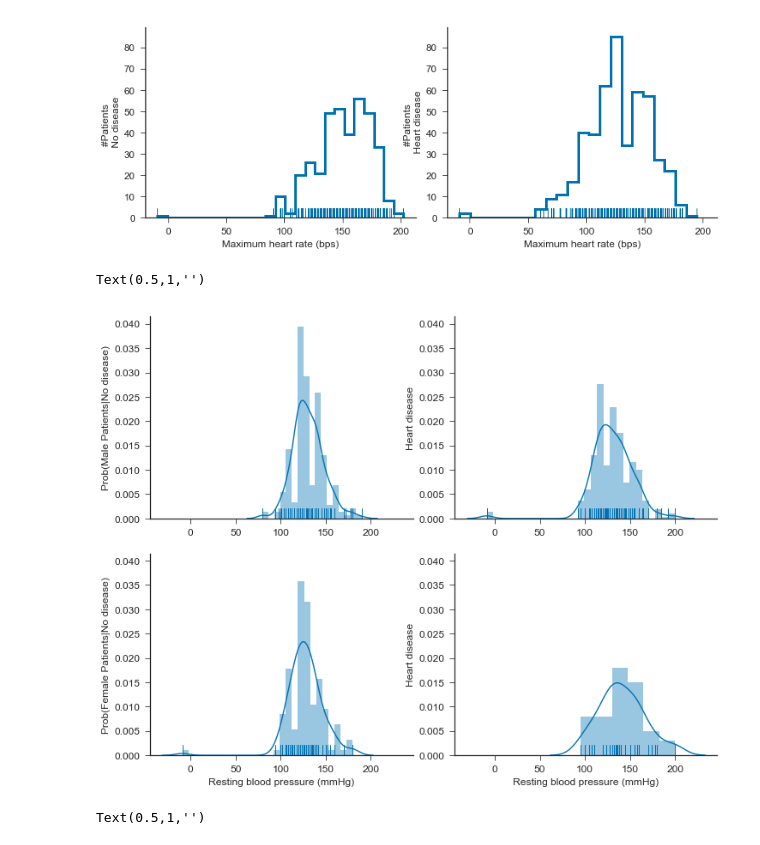
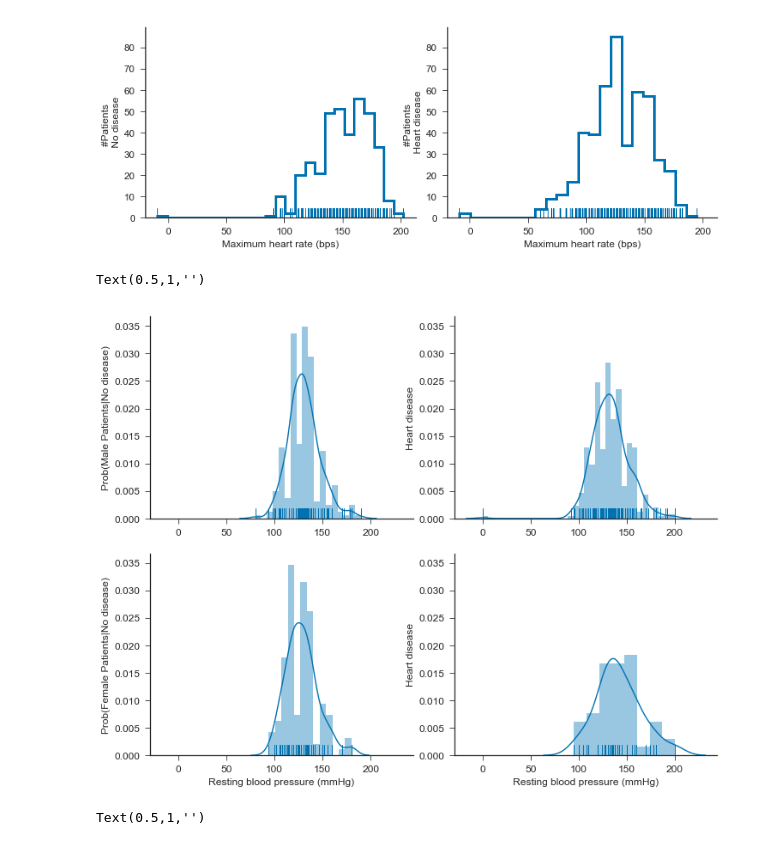
Before and after one commit to javierfs/MyMasterThesis, a Jupyter notebook: EDA_official.ipynb, the cells around one changed output. Drawn from its saved outputs; the diff is of its cells as text; code cells hidden in the pictures.

```diff
--- a/EDA_official.ipynb
+++ b/EDA_official.ipynb
@@ -15,8 +15,9 @@ df_total = pd.read_pickle(filename)
 df_total = df_total.drop_duplicates(keep='first')
 
 
-filename = 'df_imputed_num.pkl'
+filename = 'df_imputed_vclean.pkl'
 df_imputed = pd.read_pickle(filename)
+df_imputed = df_imputed.drop_duplicates(keep='first')
 # %%
 counts_sex = df_total.sex.value_counts().index
 plt.figure(figsize=(32,32))
@@ -261,7 +264,7 @@ g.fig.get_axes()[1].set_title("")
 Text(0.5,1,'')
 [figure]
 # %%
-
+df_total = df_imputed
 sns.set(context="paper", palette="colorblind", style="ticks")
 #plt.figure(figsize=(12,16))
 g = sns.FacetGrid(df_total, col="heartdisease", row= 'sex', row_order=counts_sex,
@@ -280,34 +283,34 @@ g.fig.get_axes()[3].set_ylabel("Heart disease", fontsize=12)
 
 xticklabels0 = g.fig.get_axes()[0].get_xticklabels()
 xticklabels1 = g.fig.get_axes()[1].get_xticklabels()
 yticklabels0 = g.fig.get_axes()[0].get_yticklabels()
 yticklabels1 = g.fig.get_axes()[1].get_yticklabels()
 g.fig.get_axes()[0].set_xticklabels(xticklabels0, fontsize=12)
 g.fig.get_axes()[1].set_xticklabels(xticklabels1, fontsize=12)
 g.fig.get_axes()[0].set_yticklabels(yticklabels0, fontsize=12)
 g.fig.get_axes()[1].set_yticklabels(yticklabels1, fontsize=12)
 
 xticklabels0 = g.fig.get_axes()[2].get_xticklabels()
 xticklabels1 = g.fig.get_axes()[3].get_xticklabels()
 yticklabels0 = g.fig.get_axes()[2].get_yticklabels()
 yticklabels1 = g.fig.get_axes()[3].get_yticklabels()
 g.fig.get_axes()[2].set_xticklabels(xticklabels0, fontsize=12)
 g.fig.get_axes()[3].set_xticklabels(xticklabels1, fontsize=12)
 g.fig.get_axes()[2].set_yticklabels(yticklabels0, fontsize=12)
 g.fig.get_axes()[3].set_yticklabels(yticklabels1, fontsize=12)
 
 
 # Fixing titles #
 g.fig.get_axes()[0].set_title("")
 g.fig.get_axes()[1].set_title("")
 g.fig.get_axes()[2].set_title("")
 g.fig.get_axes()[3].set_title("")
 
 #plt.tight_layout()
 #plt.savefig('Figures/Hist_gender.png')
 # %% [output]
 Text(0.5,1,'')
-[figure, old version]
+[figure, new version]
 # %%
 counts_sex = df_total.sex.value_counts().index
 sns.set(context="paper", palette="colorblind", style="ticks")
```
Also changed, not shown: parts of 6 cells of this notebook, 19 other files.
